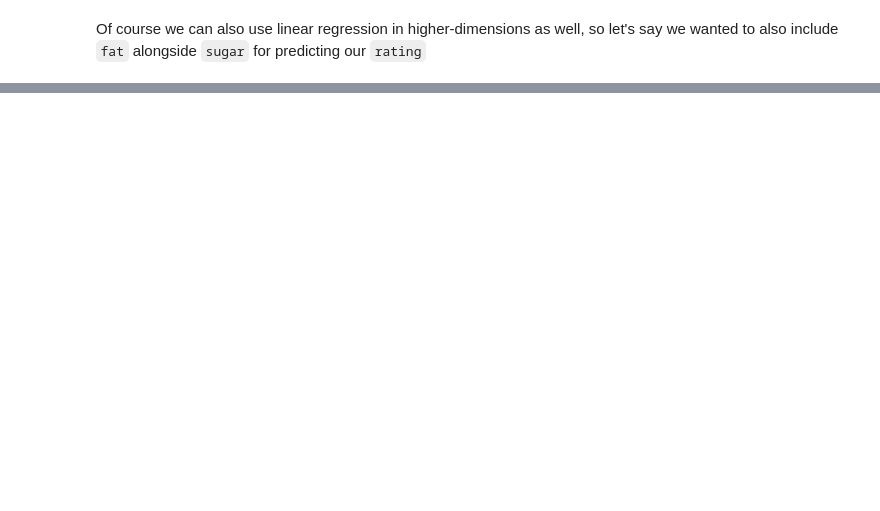
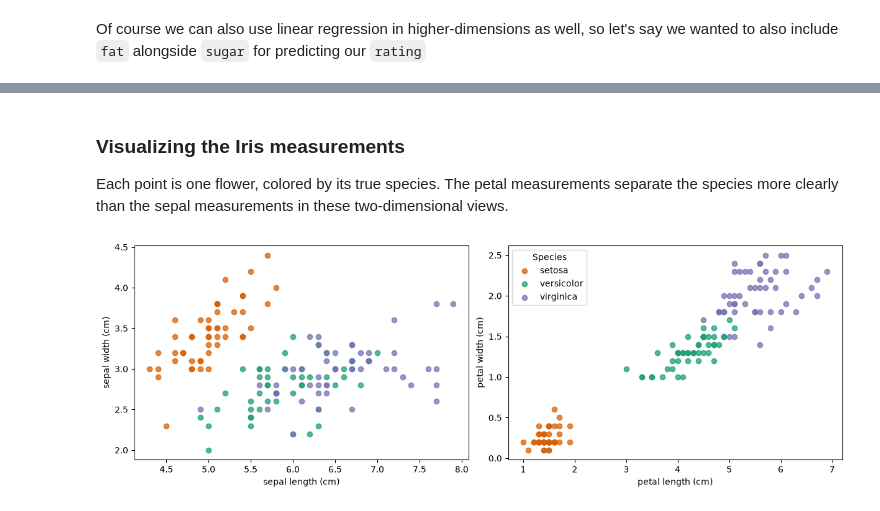
Before and after one commit to Noah-B-Reef/siam_python_data_workshop, a Jupyter notebook: UT_SIAM_Python_Data_Analysis_Workshop.ipynb, the cells around one changed output, grey strips where cells are left out. Saved outputs shown, nothing was run; the diff lists cells and outputs as text; code cells hidden in the pictures; blank space fills up the shorter version.

```diff
--- a/UT_SIAM_Python_Data_Analysis_Workshop.ipynb
+++ b/UT_SIAM_Python_Data_Analysis_Workshop.ipynb
@@ -411,0 +440,20 @@ Final test MSE: 105.81
+# %% [markdown]
+### Visualizing the Iris measurements
+Each point is one flower, colored by its true species. The petal measurements separate the species more clearly than the sepal measurements in these two-dimensional views.
+# %%
+feature_pairs = [
+    ('sepal length (cm)', 'sepal width (cm)'),
+    ('petal length (cm)', 'petal width (cm)'),
+]
+species_colors = ['#d95f02', '#1b9e77', '#7570b3']
+fig, axes = plt.subplots(1, 2, figsize=(12, 4), constrained_layout=True)
+for ax, (x_name, y_name) in zip(axes, feature_pairs):
+    for species_id, (species_name, color) in enumerate(zip(iris.target_names, species_colors)):
+        points = y_iris == species_id
+        ax.scatter(X_iris.loc[points, x_name], X_iris.loc[points, y_name],
+                   label=species_name, color=color, alpha=0.75)
+    ax.set(xlabel=x_name, ylabel=y_name)
+axes[1].legend(title='Species')
+plt.show()
+# %% [output]
+[figure, added]
```
Also changed, not shown: parts of 32 cells of this notebook, 2 other files.
